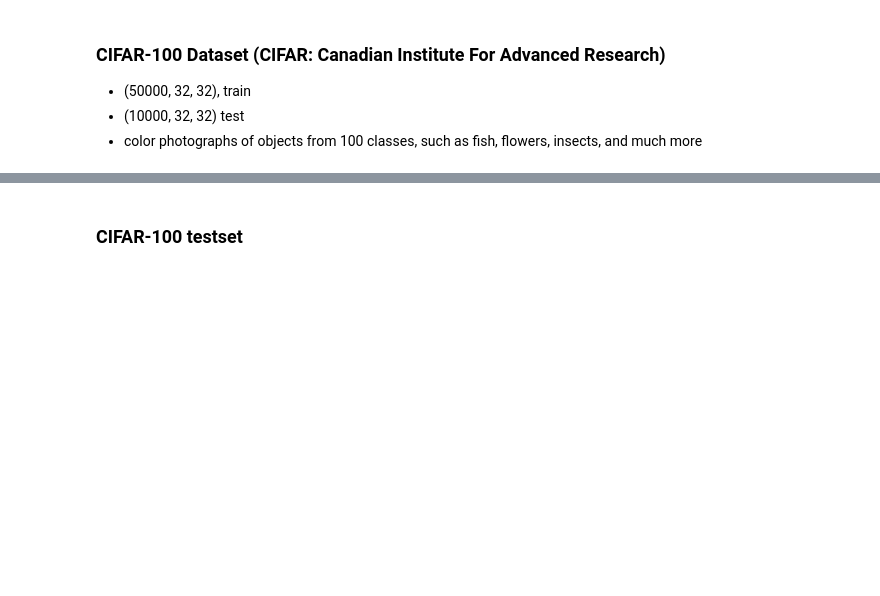
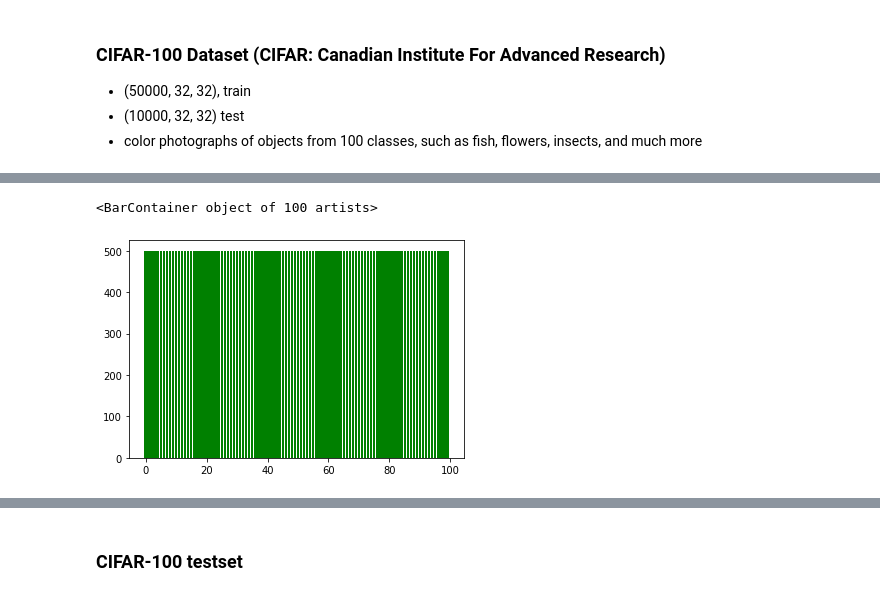
Before and after one commit to mina0502/SM04, a Jupyter notebook: py_modules/12_06/py_modules_4_keras_cv_datasets.ipynb, the cells around one changed output, grey strips where cells are left out. Cells and saved outputs as stored; diff of their text form; code cells hidden in the pictures; blank space fills up the shorter version.

```diff
--- a/py_modules/12_06/py_modules_4_keras_cv_datasets.ipynb
+++ b/py_modules/12_06/py_modules_4_keras_cv_datasets.ipynb
@@ -229,0 +232,5 @@ for i in range(9):
+# %%
+type(trainy)
+unique, counts = np.unique(trainy, return_counts=True)
+mnist_train_dic = dict(zip(unique,counts))
+mnist_train_dic
@@ -229,0 +255,5 @@ for i in range(9):
+# %%
+plt.bar(list(mnist_train_dic.keys()),mnist_train_dic.values(),color='g')
+# %% [output]
+<BarContainer object of 100 artists>
+[figure, added]
```
Also changed, not shown: parts of 4 cells of this notebook.
